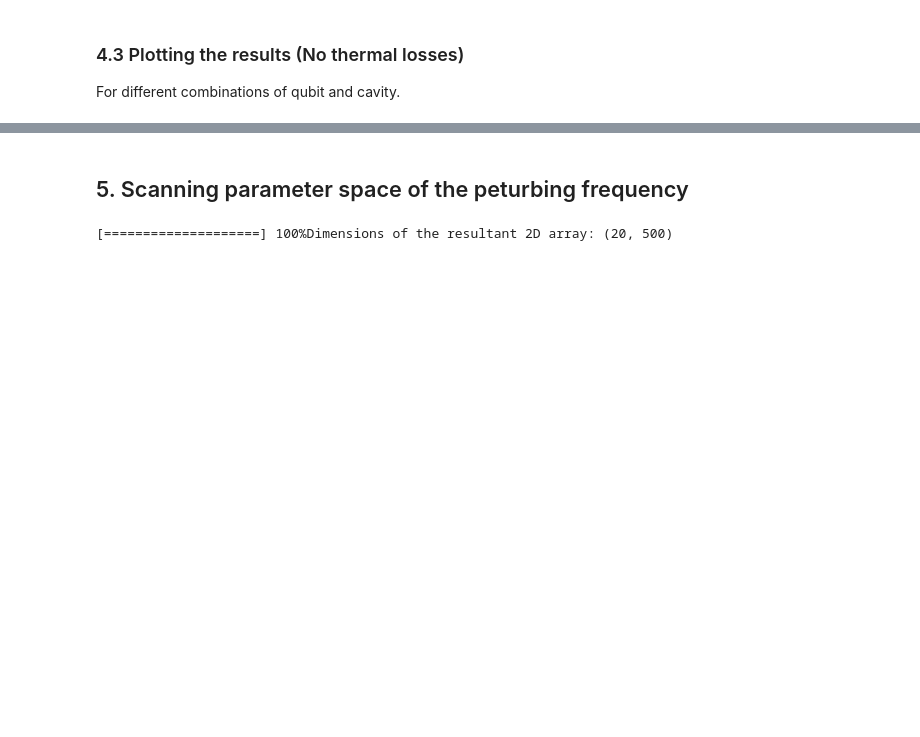
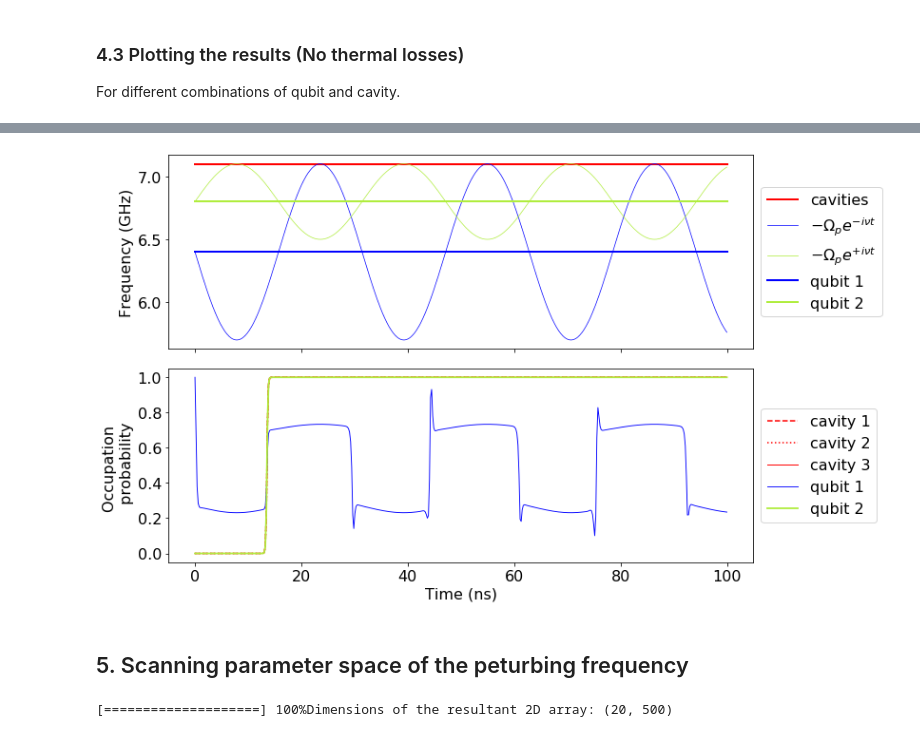
Before and after one commit to SoumyaShreeram/Qubit, a Jupyter notebook: control gates/Pertubation to the system (Haroche paper).ipynb, the cells around one changed output, grey strips where cells are left out. Cells and saved outputs as stored; diff of their text form; code cells hidden in the pictures; blank space fills up the shorter version.

```diff
--- a/control gates/Pertubation to the system (Haroche paper).ipynb
+++ b/control gates/Pertubation to the system (Haroche paper).ipynb
@@ -230,3 +231,27 @@ ax[1,1].legend(loc="upper right")
+# %%
+fig, axes = plt.subplots(2, 1, sharex=True, figsize=(12,7))
+
+axes[0].plot(times, np.array(list(map(wf_t, times))) / (2*pi), 'r', linewidth=2, label="cavities")
+axes[0].plot(times, [H1_coeff(t, args=args)/(2*pi)for t in times], 'b', linewidth=0.7, label=r"$- \Omega_pe^{-i\nu t}$" )
+axes[0].plot(times, [H2_coeff(t, args=args)/(2*pi) for t in times], '#b0ed3e', linewidth=0.7, label=r"$- \Omega_pe^{+i\nu t}$")
+axes[0].plot(times, np.array(list(map(w1_t, times))) / (2*pi), 'b', linewidth=2, label="qubit 1")
+axes[0].plot(times, np.array(list(map(w2_t, times))) / (2*pi), '#b0ed3e', linewidth=2, label="qubit 2")
+axes[0].set_ylabel("Frequency (GHz)", fontsize=16)
+axes[0].legend(loc = 'center left', bbox_to_anchor = (1.0, 0.5))
+
+
+axes[1].plot(times, output.expect[2], 'r--', linewidth=1.5, label="cavity 1")
+axes[1].plot(times, output.expect[3], 'r:', linewidth=1.5, label="cavity 2")
+axes[1].plot(times, output.expect[4], 'r', linewidth=1, label="cavity 3")
+axes[1].plot(times, output.expect[0], 'b', linewidth=0.9, label="qubit 1")
+axes[1].plot(times, output.expect[1], '#b0ed3e', linewidth=1.8, label="qubit 2")
+axes[1].set_xlabel("Time (ns)")
+axes[1].set_ylabel("Occupation \n probability")
+axes[1].legend(loc = 'center left', bbox_to_anchor = (1.0, 0.5))
+
+fig.tight_layout()
+# %% [output]
+[figure, added]
 # %% [markdown]
 ## 5. Scanning parameter space of the peturbing frequency
 # %%
```
Also changed, not shown: parts of 12 cells of this notebook, 5 other files.
